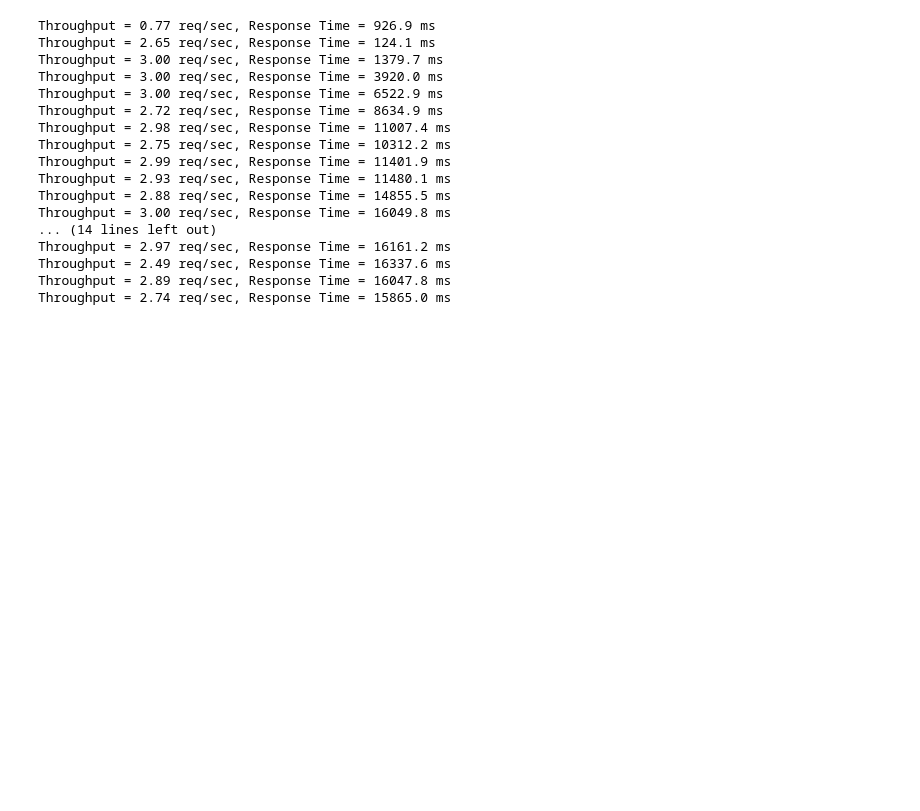
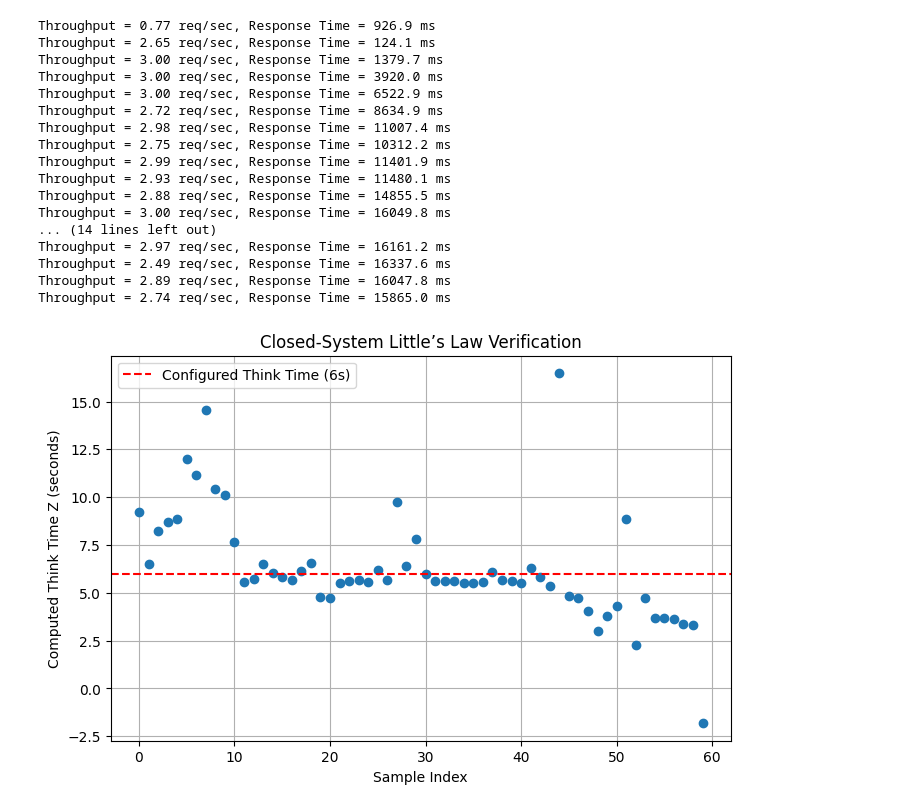
Before and after one commit to viren711/Performance-Analysis-CS681, a Jupyter notebook: closed-load-test/closed-load.ipynb, the cells around one changed output. Drawn from its saved outputs; the diff is of its cells as text; code cells hidden in the pictures; blank space fills up the shorter version.

Commit message:
closed-load

```diff
--- a/closed-load-test/closed-load.ipynb
+++ b/closed-load-test/closed-load.ipynb
@@ -820,3 +820,62 @@ Throughput = 2.97 req/sec, Response Time = 16161.2 ms
 Throughput = 2.49 req/sec, Response Time = 16337.6 ms
 Throughput = 2.89 req/sec, Response Time = 16047.8 ms
 Throughput = 2.74 req/sec, Response Time = 15865.0 ms
+# %%
+import pandas as pd
+import matplotlib.pyplot as plt
+
+# -----------------------------
+# Load files (no merging on time)
+# -----------------------------
+
+users = pd.read_csv(r"D:\IITB\Courses\SEM 2\CS 681\Performance-Analysis-CS681\results\20260131-1608\data\users.txt", sep=r"\s+", header=None)
+reqs  = pd.read_csv(r"D:\IITB\Courses\SEM 2\CS 681\Performance-Analysis-CS681\results\20260131-1608\data\request.txt", sep=r"\s+", header=None)
+rt    = pd.read_csv(r"D:\IITB\Courses\SEM 2\CS 681\Performance-Analysis-CS681\results\20260131-1608\data\tr_http_request.txt", sep=r"\s+", header=None)
+
+# -----------------------------
+# Extract required columns
+# -----------------------------
+
+N = users.iloc[:,1]                 # active users
+X = reqs.iloc[:,1]                  # throughput (req/s)
+R = rt.iloc[:,2] / 1000.0           # response time in seconds
+
+# -----------------------------
+# Align lengths
+# -----------------------------
+
+L = min(len(N), len(X), len(R))
+N = N[:L]
+X = X[:L]
+R = R[:L]
+
+# Avoid division by zero
+valid = X > 0
+N = N[valid]
+X = X[valid]
+R = R[valid]
+
+# -----------------------------
+# Closed-system Little's Law
+# Z = N / X - R
+# -----------------------------
+
+Z = N / X - R
+
+# -----------------------------
+# Plot Z
+# -----------------------------
+
+plt.figure(figsize=(8,5))
+plt.plot(Z.values, marker='o', linestyle='')
+plt.axhline(y=6, color='r', linestyle='--', label="Configured Think Time (6s)")
+
+plt.xlabel("Sample Index")
+plt.ylabel("Computed Think Time Z (seconds)")
+plt.title("Closed-System Little’s Law Verification")
+plt.legend()
+plt.grid(True)
+
+plt.show()
+# %% [output]
+[figure, added]
```
Also changed, not shown: parts of 2 cells of this notebook, 1 other file.
